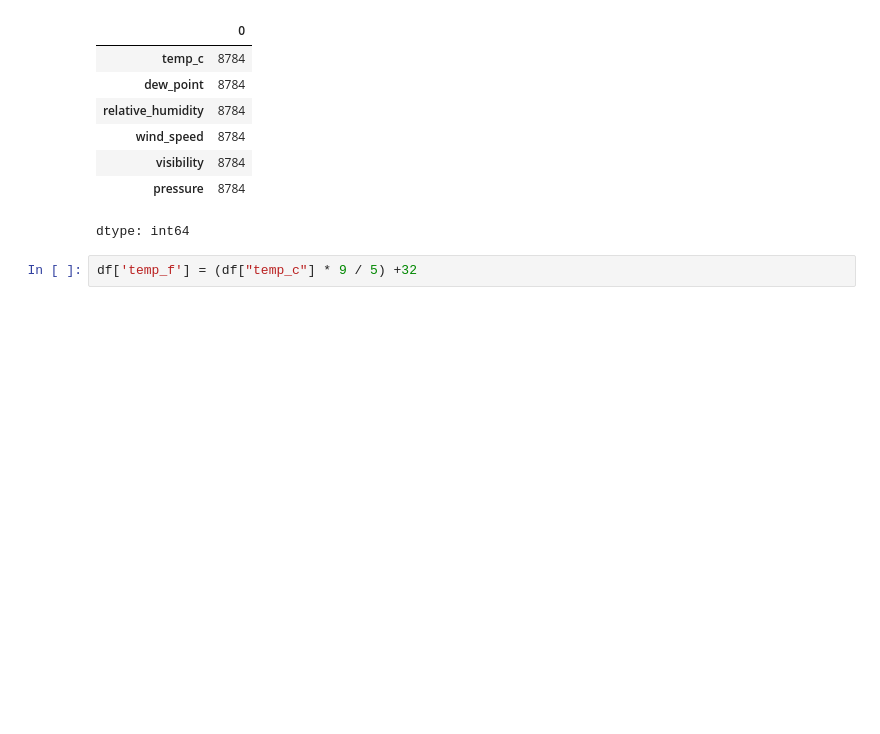
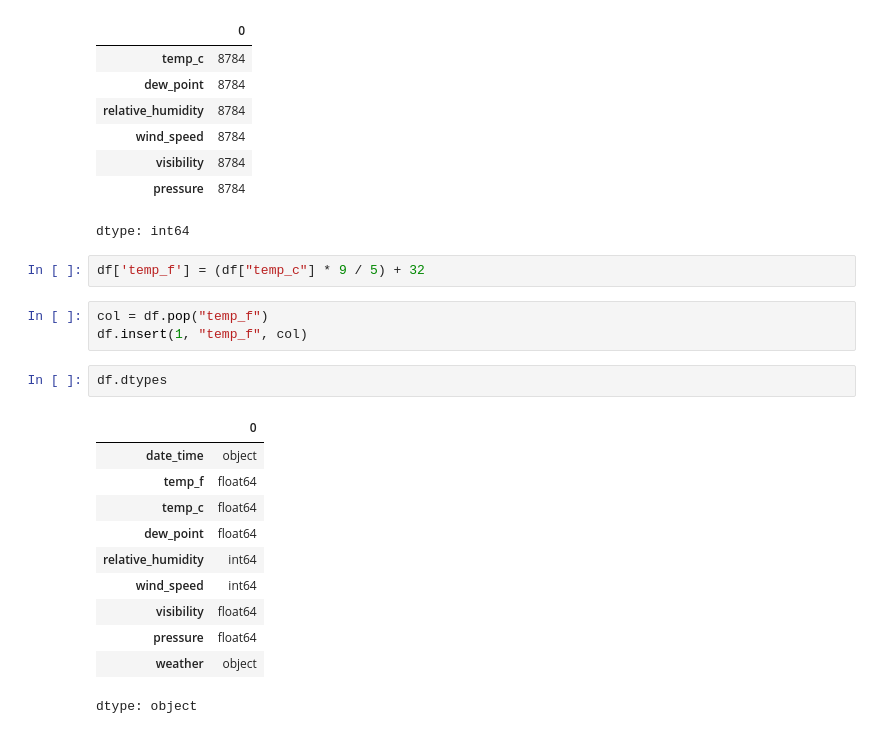
Before and after one commit to zaccowan/MLA_ZSC, a Jupyter notebook: MLA1_ZSC.ipynb, the cells around one changed output. Saved outputs shown, nothing was run; the diff lists cells and outputs as text; blank space fills up the shorter version.

```diff
--- a/MLA1_ZSC.ipynb
+++ b/MLA1_ZSC.ipynb
@@ -78,4 +78,21 @@ df_num.count()
 | pressure | 8784 |
 dtype: int64
 # %%
-df['temp_f'] = (df["temp_c"] * 9 / 5) +32
+df['temp_f'] = (df["temp_c"] * 9 / 5) + 32
+# %%
+col = df.pop("temp_f")
+df.insert(1, "temp_f", col)
+# %%
+df.dtypes
+# %% [output]
+|  | 0 |
+| date_time | object |
+| temp_f | float64 |
+| temp_c | float64 |
+| dew_point | float64 |
+| relative_humidity | int64 |
+| wind_speed | int64 |
+| visibility | float64 |
+| pressure | float64 |
+| weather | object |
+dtype: object
```
Also changed, not shown: parts of 1 cell of this notebook.
